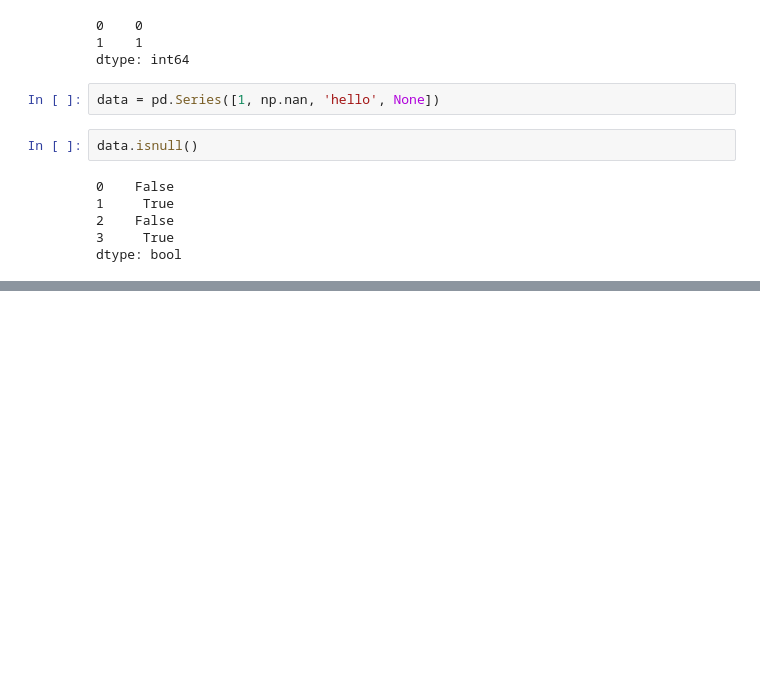
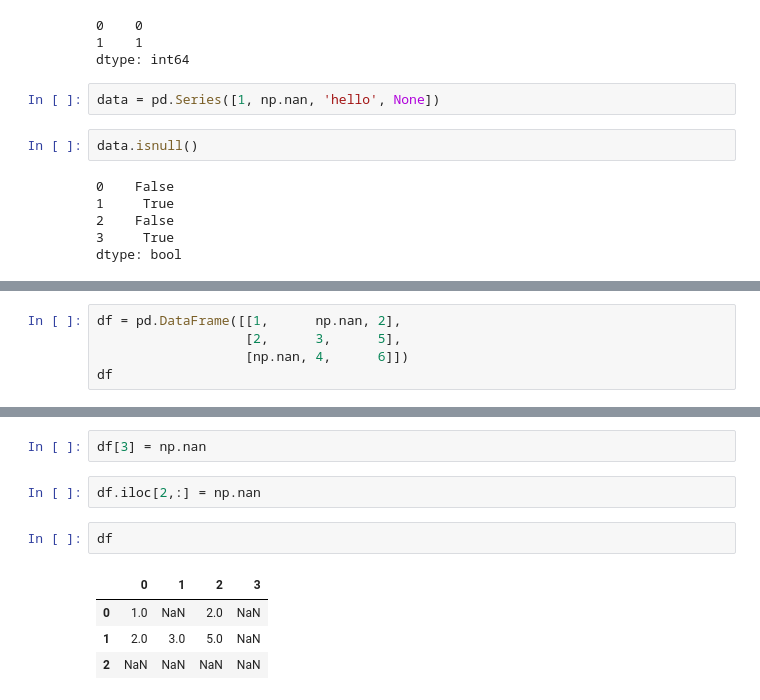
Before and after one commit to PeinWu/data-science-ipython-notebook, a Jupyter notebook: Pandas.ipynb, the cells around one changed output, grey strips where cells are left out. Drawn from its saved outputs; the diff is of its cells as text; blank space fills up the shorter version.

```diff
--- a/Pandas.ipynb
+++ b/Pandas.ipynb
@@ -554,0 +575,5 @@ dtype: bool
+# %%
+df = pd.DataFrame([[1,      np.nan, 2],
+                   [2,      3,      5],
+                   [np.nan, 4,      6]])
+df
@@ -554,0 +592,11 @@ dtype: bool
+# %%
+df[3] = np.nan
+# %%
+df.iloc[2,:] = np.nan
+# %%
+df
+# %% [output]
+|  | 0 | 1 | 2 | 3 |
+| 0 | 1.0 | NaN | 2.0 | NaN |
+| 1 | 2.0 | 3.0 | 5.0 | NaN |
+| 2 | NaN | NaN | NaN | NaN |
```
Also changed, not shown: parts of 24 cells of this notebook.
